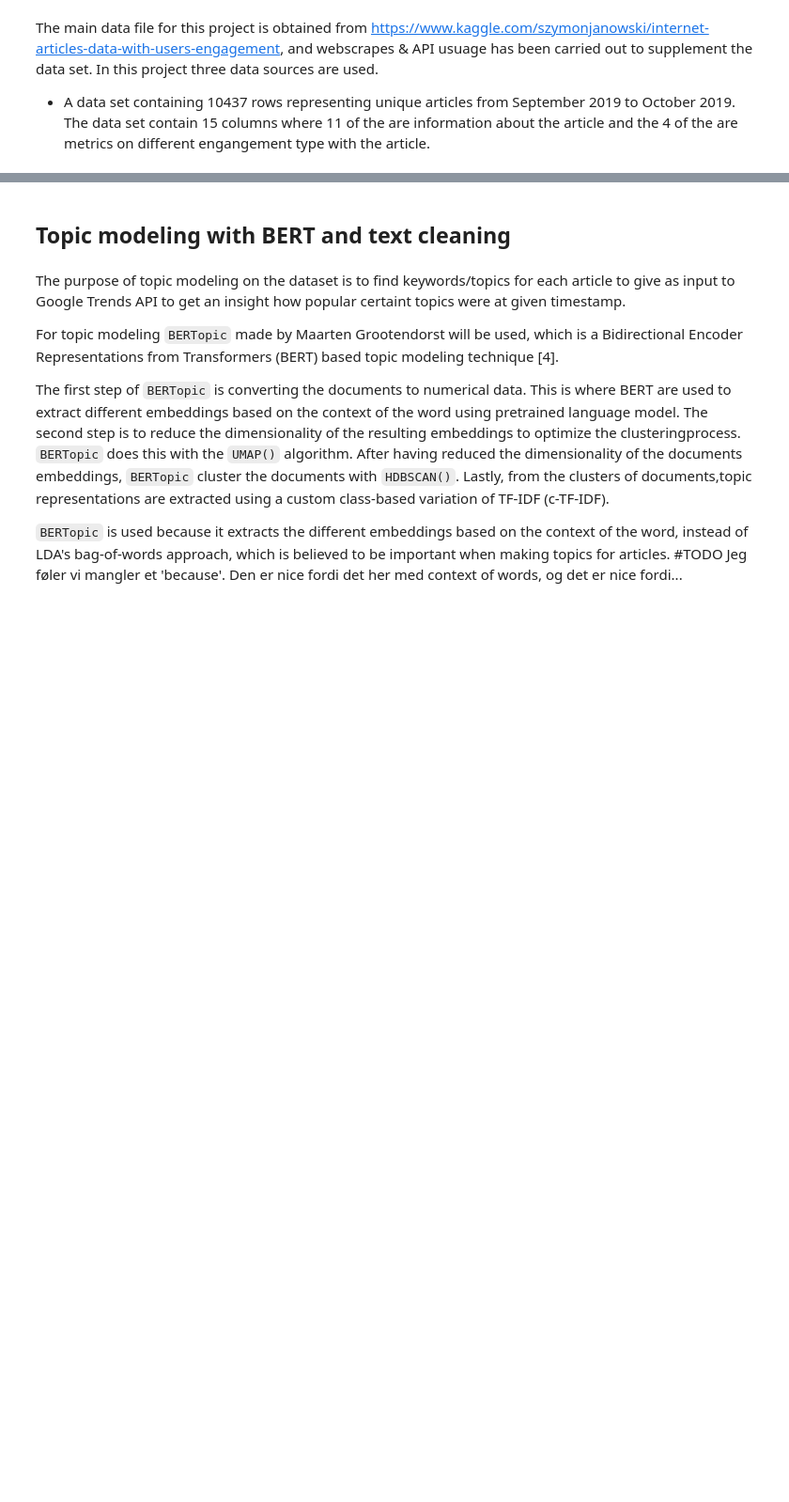
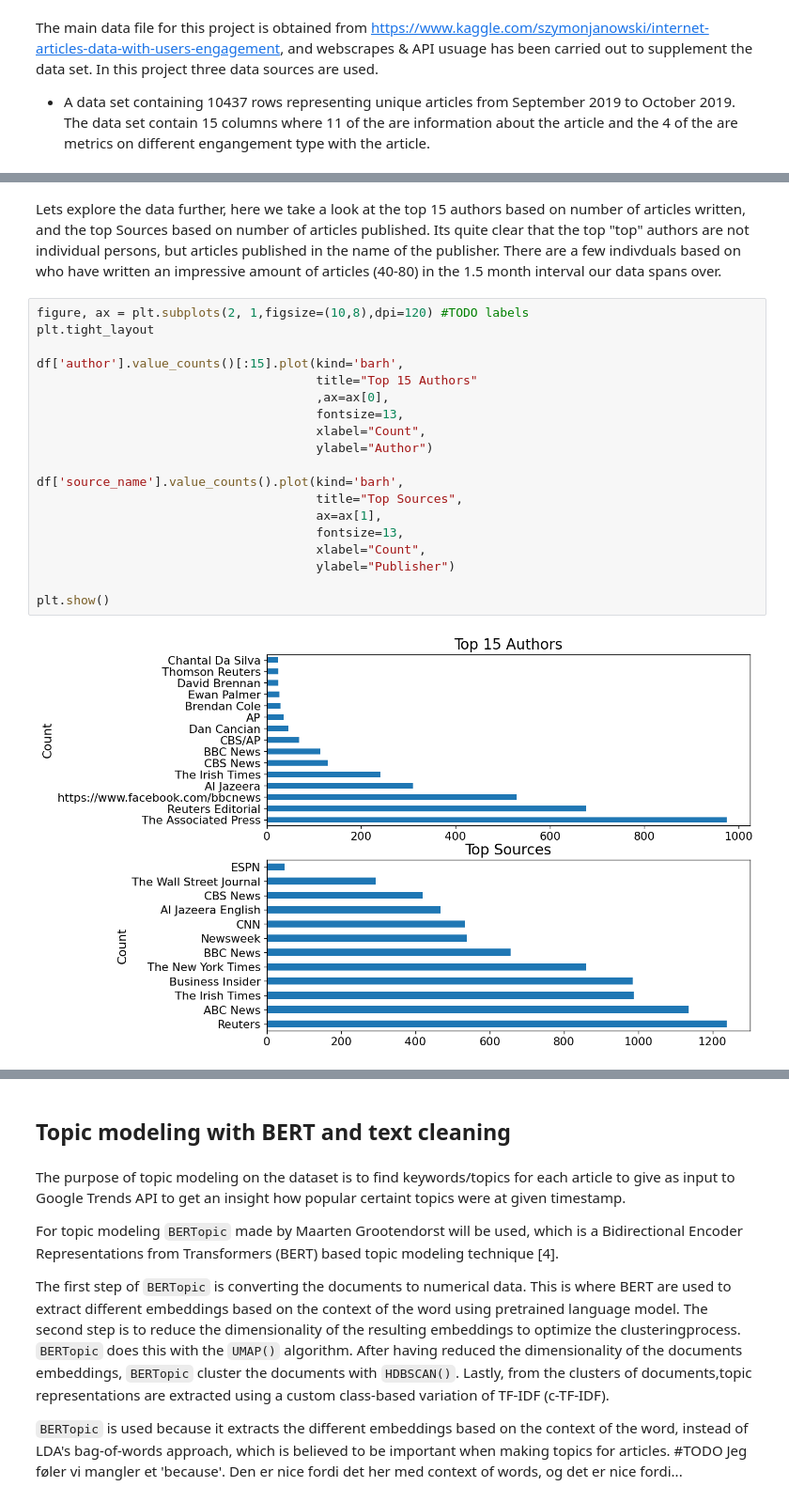
Before and after one commit to illumlol/ABA_2022, a Jupyter notebook: Final_notebook.ipynb, the cells around one changed output, grey strips where cells are left out. Shown at 94% size. Drawn from its saved outputs; the diff is of its cells as text; blank space fills up the shorter version.

```diff
--- a/Final_notebook.ipynb
+++ b/Final_notebook.ipynb
@@ -96,0 +224,23 @@ df['date'] = df.date.str.rsplit('-', 1, expand=True)[0]
+# %% [markdown]
+Lets explore the data further, here we take a look at the top 15 authors based on number of articles written, and the top Sources based on number of articles published. Its quite clear that the top "top" authors are not individual persons, but articles published in the name of the publisher. There are a few indivduals based on who have written an impressive amount of articles (40-80) in the 1.5 month interval our data spans over.
+# %%
+figure, ax = plt.subplots(2, 1,figsize=(10,8),dpi=120) #TODO labels
+plt.tight_layout
+
+df['author'].value_counts()[:15].plot(kind='barh',
+                                      title="Top 15 Authors"
+                                      ,ax=ax[0],
+                                      fontsize=13,
+                                      xlabel="Count",
+                                      ylabel="Author")
+
+df['source_name'].value_counts().plot(kind='barh',
+                                      title="Top Sources",
+                                      ax=ax[1],
+                                      fontsize=13,
+                                      xlabel="Count",
+                                      ylabel="Publisher")
+
+plt.show()
+# %% [output]
+[figure, added]
```
Also changed, not shown: parts of 45 cells of this notebook.
